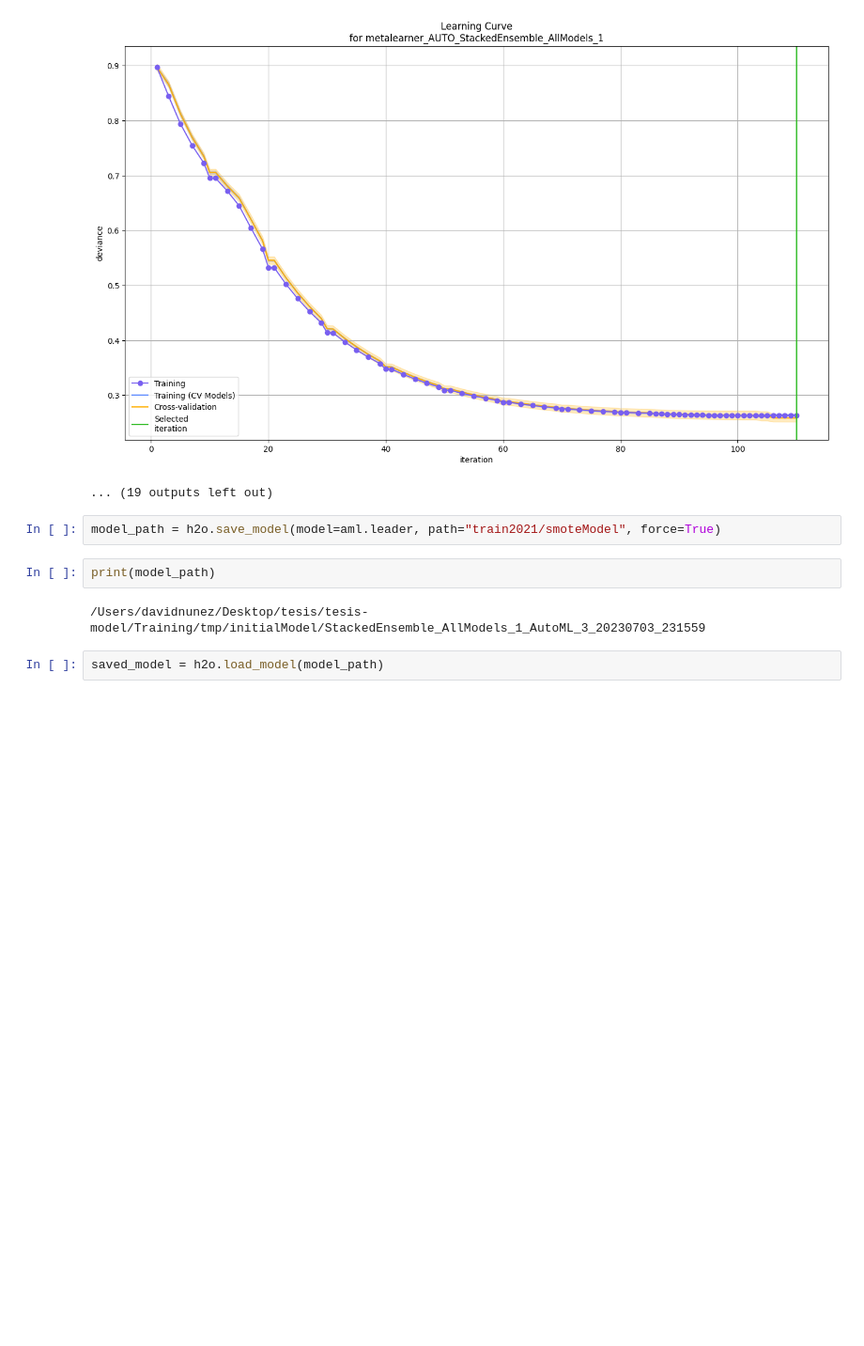
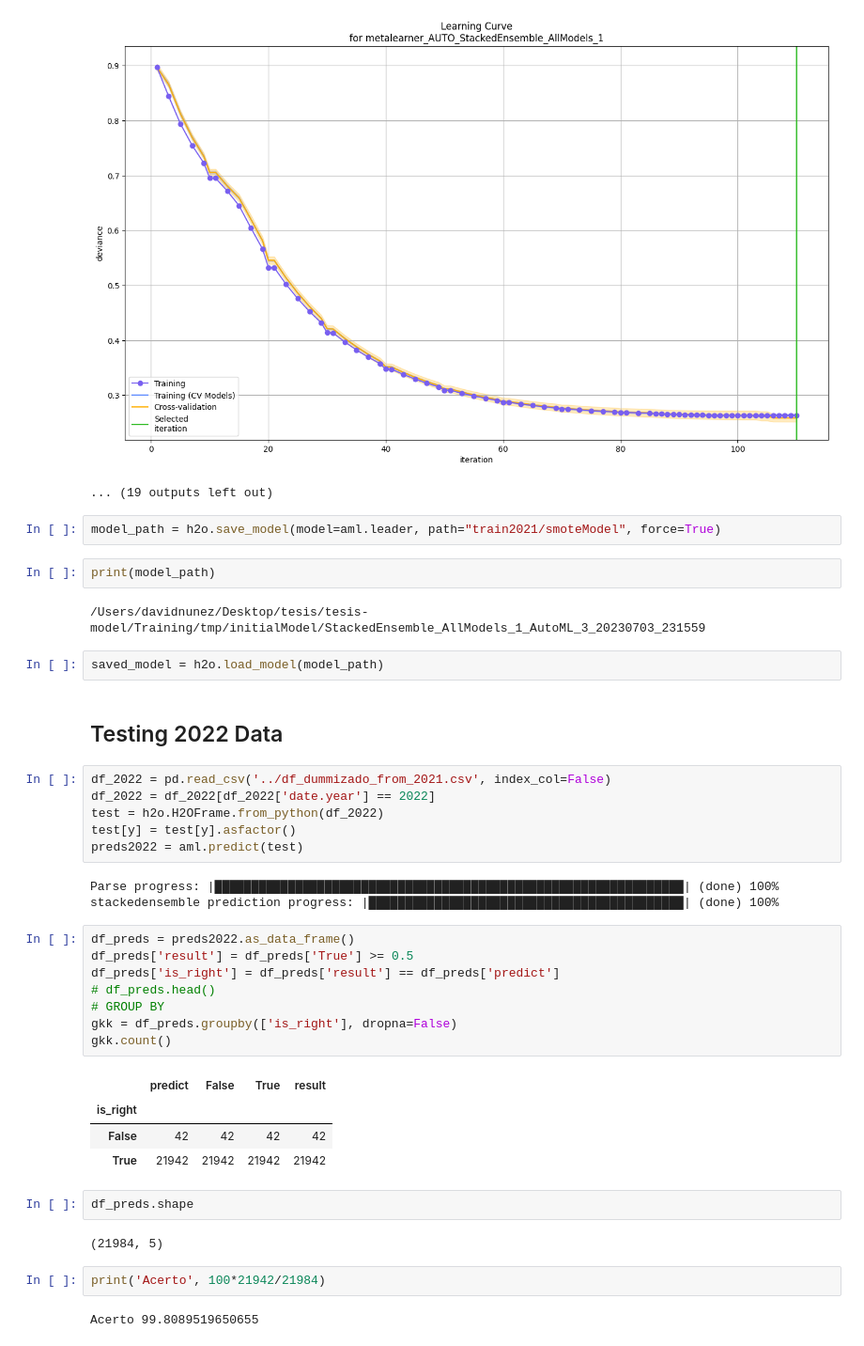
Before and after one commit to davinun99/tesis-model, a Jupyter notebook: Training/TrainingBalanced.ipynb, the cells around one changed output. Shown at 94% size. Drawn from its saved outputs; the diff is of its cells as text; blank space fills up the shorter version.

```diff
--- a/Training/TrainingBalanced.ipynb
+++ b/Training/TrainingBalanced.ipynb
@@ -178,3 +187,35 @@ print(model_path)
 /Users/davidnunez/Desktop/tesis/tesis-model/Training/tmp/initialModel/StackedEnsemble_AllModels_1_AutoML_3_20230703_231559
 # %%
 saved_model = h2o.load_model(model_path)
+# %% [markdown]
+## Testing 2022 Data
+# %%
+df_2022 = pd.read_csv('../df_dummizado_from_2021.csv', index_col=False)
+df_2022 = df_2022[df_2022['date.year'] == 2022]
+test = h2o.H2OFrame.from_python(df_2022)
+test[y] = test[y].asfactor()
+preds2022 = aml.predict(test)
+# %% [output]
+Parse progress: |████████████████████████████████████████████████████████████████| (done) 100%
+stackedensemble prediction progress: |███████████████████████████████████████████| (done) 100%
+# %%
+df_preds = preds2022.as_data_frame()
+df_preds['result'] = df_preds['True'] >= 0.5
+df_preds['is_right'] = df_preds['result'] == df_preds['predict']
+# df_preds.head()
+# GROUP BY
+gkk = df_preds.groupby(['is_right'], dropna=False)
+gkk.count()
+# %% [output]
+|  | predict | False | True | result |
+| is_right |  |  |  |  |
+| False | 42 | 42 | 42 | 42 |
+| True | 21942 | 21942 | 21942 | 21942 |
+# %%
+df_preds.shape
+# %% [output]
+(21984, 5)
+# %%
+print('Acerto', 100*21942/21984)
+# %% [output]
+Acerto 99.8089519650655
```
Also changed, not shown: parts of 2 cells of this notebook, 4 other files.
